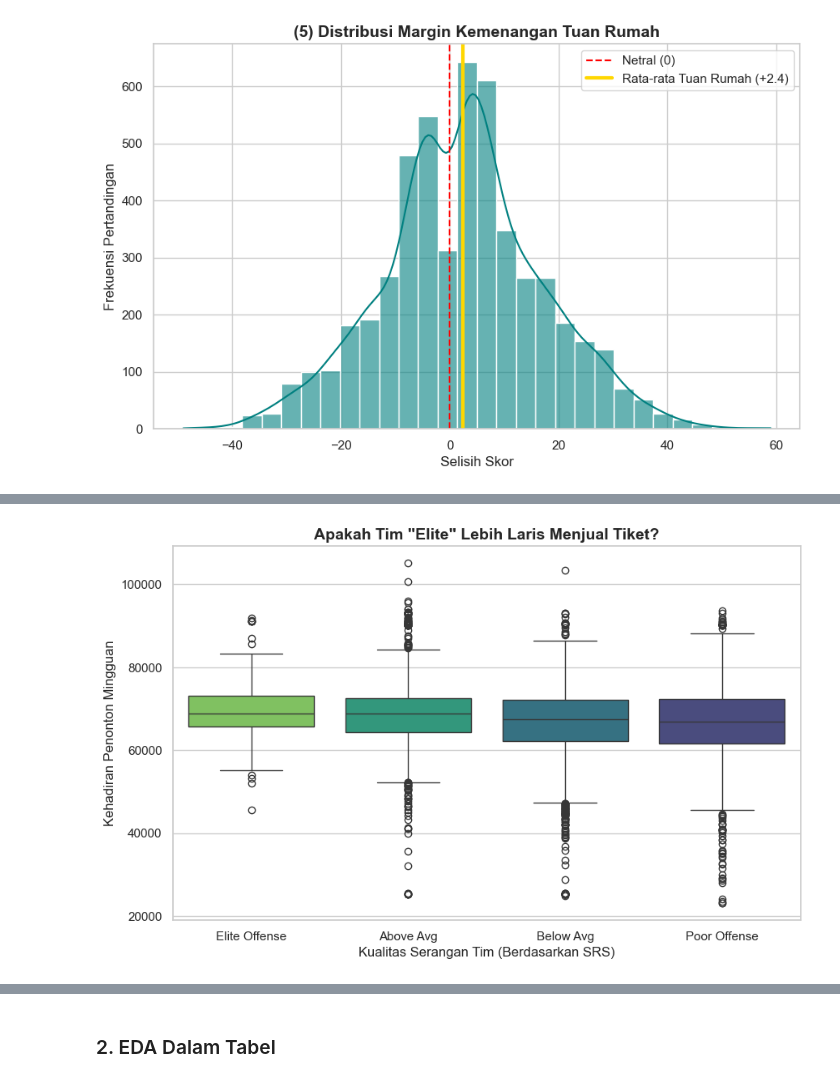
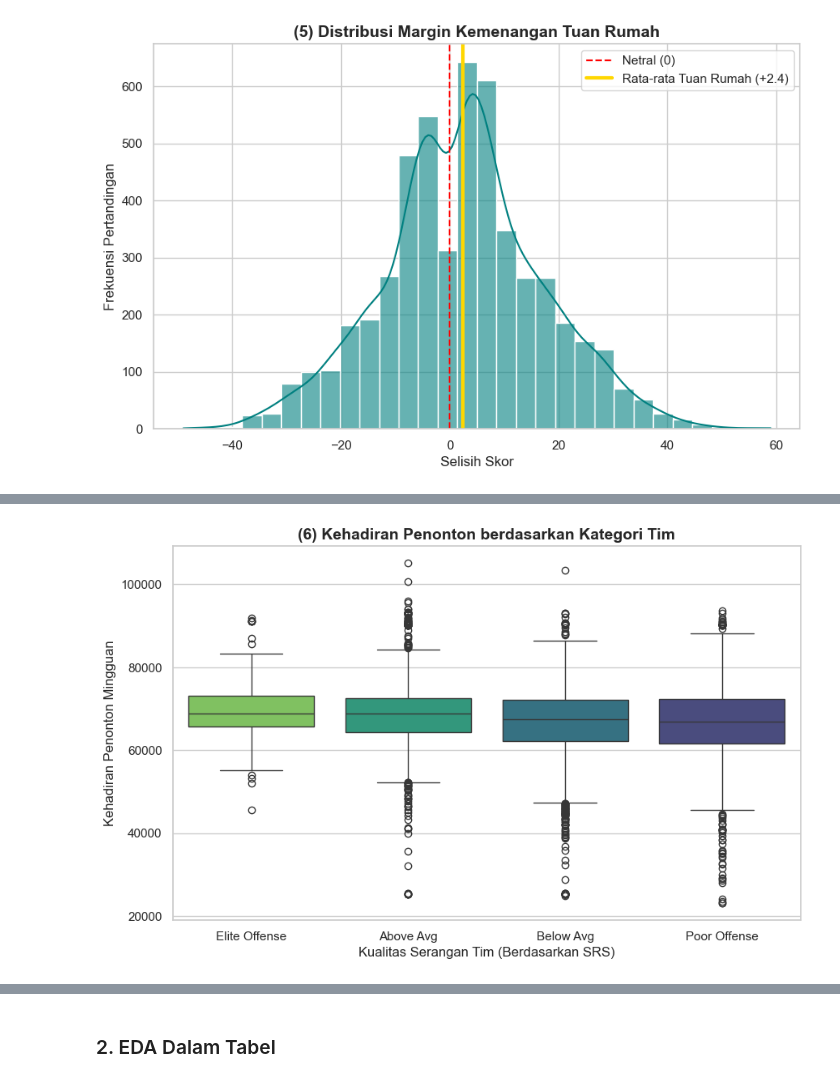
Before and after one commit to gacoanphilia/final-project, a Jupyter notebook: notebooks/final-project.ipynb, the cells around one changed output, grey strips where cells are left out. Cells and saved outputs as stored; diff of their text form; code cells hidden in the pictures.

```diff
--- a/notebooks/final-project.ipynb
+++ b/notebooks/final-project.ipynb
@@ -657,26 +649,26 @@ Insight Bisnis:
 # %%
 nfl['team_tier_fixed'] = pd.cut(
     nfl['offensive_ranking'],
     bins=[-50, -5, 0, 5, 50],
     labels=['Poor Offense', 'Below Avg', 'Above Avg', 'Elite Offense']
 )
 
 plt.figure(figsize=(10, 6))
 
 sns.boxplot(
     data=nfl,
     x='team_tier_fixed',
     y='attendance',
     hue='team_tier_fixed',
     legend=False,
     palette='viridis',
     order=['Elite Offense', 'Above Avg', 'Below Avg', 'Poor Offense']
 )
 
-plt.title('Apakah Tim "Elite" Lebih Laris Menjual Tiket?', fontsize=14, fontweight='bold')
+plt.title('(6) Kehadiran Penonton berdasarkan Kategori Tim', fontsize=14, fontweight='bold')
 plt.xlabel('Kualitas Serangan Tim (Berdasarkan SRS)')
 plt.ylabel('Kehadiran Penonton Mingguan')
 plt.show()
 # %% [output]
-[figure, old version]
+[figure, new version]
 # %% [markdown]
```
Also changed, not shown: parts of 14 cells of this notebook.
